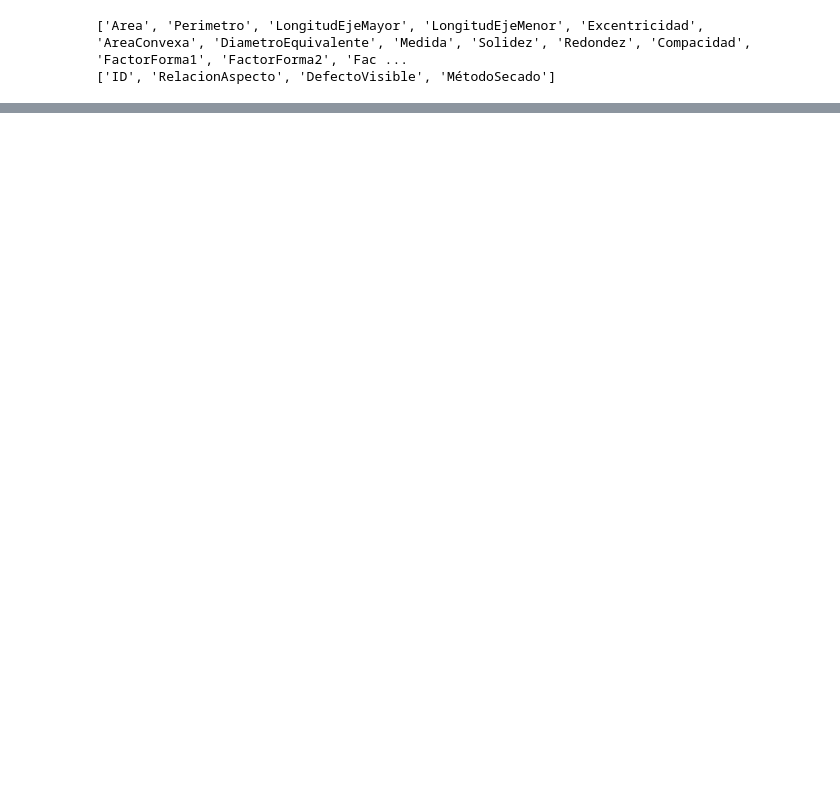
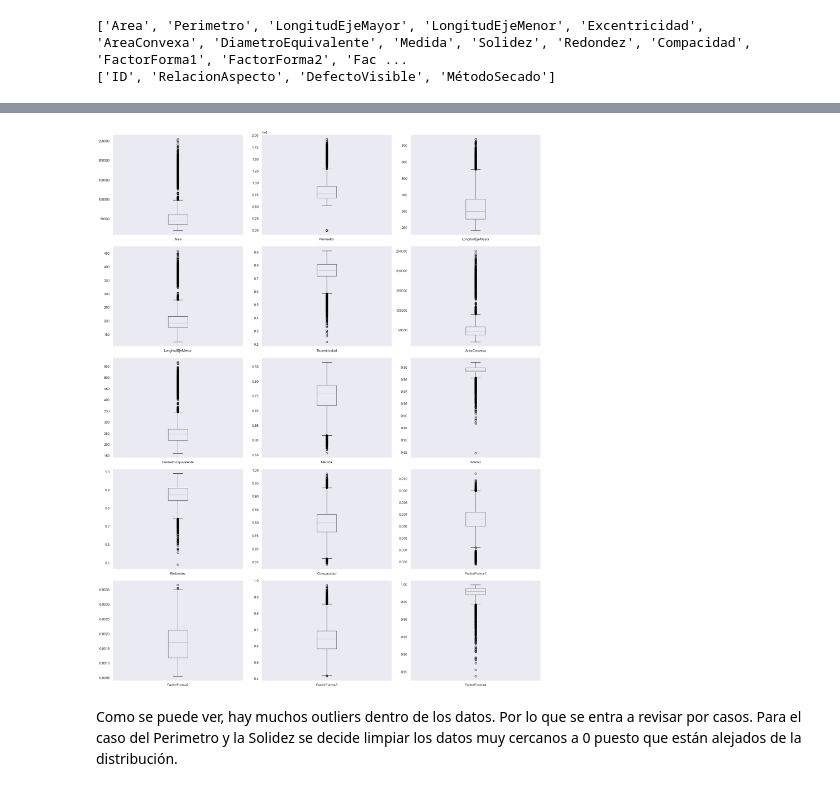
Before and after one commit to BILabsAndProjects/Lab2-Senecafe, a Jupyter notebook: Laboratorio2.ipynb, the cells around one changed output, grey strips where cells are left out. Drawn from its saved outputs; the diff is of its cells as text; code cells hidden in the pictures; blank space fills up the shorter version.

```diff
--- a/Laboratorio2.ipynb
+++ b/Laboratorio2.ipynb
@@ -202,0 +380,18 @@ Name: count, dtype: int64
+# %%
+num_cols = len(numeric_cols)
+
+fig, axes = plt.subplots(nrows=5, ncols=3, figsize=(20, 5 * 5))
+
+for ax, col in zip(axes.flatten(), numeric_cols):
+    df_clean.boxplot(column=[col], ax=ax, grid=False)
+
+for i in range(num_cols, len(axes.flatten())):
+    fig.delaxes(axes.flatten()[i])
+
+plt.tight_layout()
+plt.show()
+# %% [output]
+[figure, added]
+# %% [markdown]
+Como se puede ver, hay muchos outliers dentro de los datos. Por lo que se entra a revisar por casos.
+Para el caso del Perimetro y la Solidez se decide limpiar los datos muy cercanos a 0 puesto que están alejados de la distribución.
```
Also changed, not shown: parts of 61 cells of this notebook.
